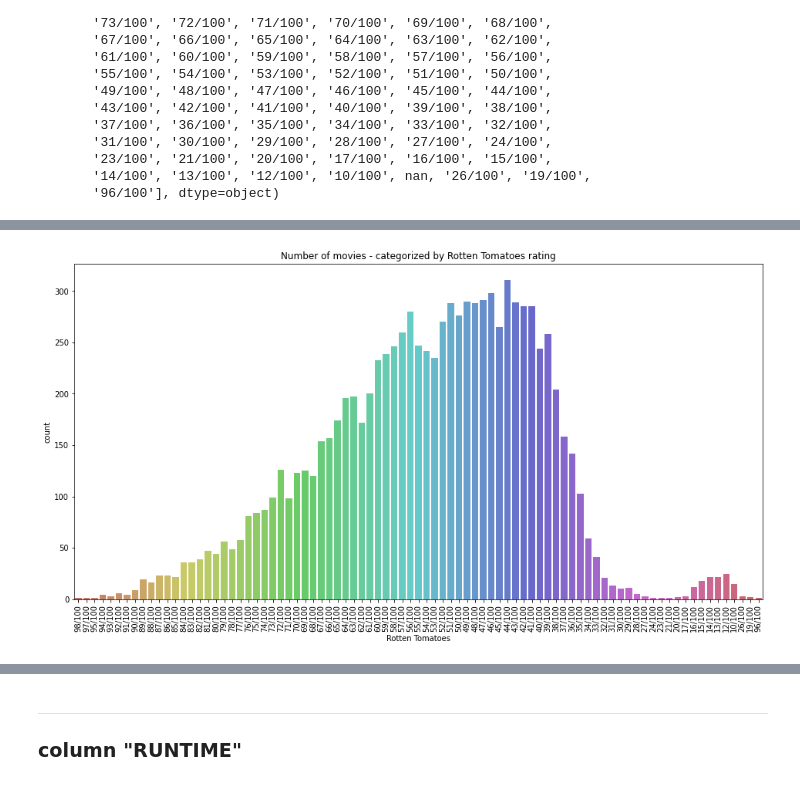
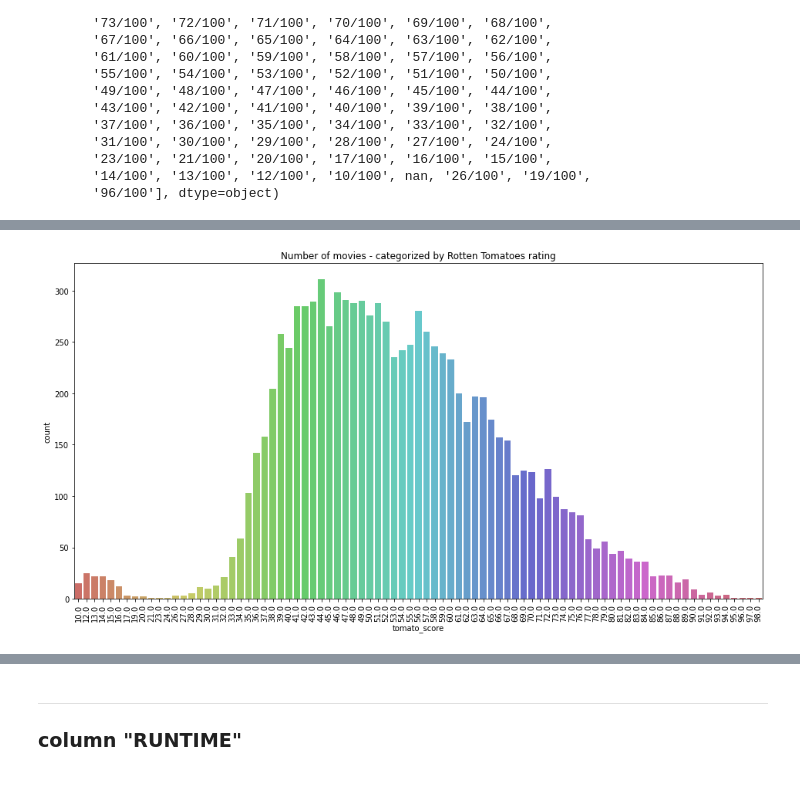
Before and after one commit to IronMan2483/streaming_movies, a Jupyter notebook: notebook/notebook_streaming.ipynb, the cells around one changed output, grey strips where cells are left out. Cells and saved outputs as stored; diff of their text form; code cells hidden in the pictures.

```diff
--- a/notebook/notebook_streaming.ipynb
+++ b/notebook/notebook_streaming.ipynb
@@ -887,3 +1018,7 @@ array(['98/100', '97/100', '95/100', '94/100', '93/100', '92/100',
        '23/100', '21/100', '20/100', '17/100', '16/100', '15/100',
        '14/100', '13/100', '12/100', '10/100', nan, '26/100', '19/100',
        '96/100'], dtype=object)
+# %%
+# split path by forward slash to get subdirectories
+movies_toma = movies["Rotten Tomatoes"].str.split('/', expand=True)
+movies_toma
@@ -889,0 +1055,2 @@ array(['98/100', '97/100', '95/100', '94/100', '93/100', '92/100',
+# %%
+movies_toma['tomato_score'] = movies_toma[0].astype(float, errors = 'raise')
@@ -890,7 +1059,7 @@ array(['98/100', '97/100', '95/100', '94/100', '93/100', '92/100',
 # %%
   plt.figure(figsize=(16,8))
   plt.title('Number of movies - categorized by Rotten Tomatoes rating')
-  sns.countplot(x=movies['Rotten Tomatoes'], palette='hls')
+  sns.countplot(x=movies_toma['tomato_score'], palette='hls')
   plt.xticks(rotation='vertical');
 # %% [output]
-[figure, old version]
+[figure, new version]
```
Also changed, not shown: parts of 27 cells of this notebook, 4 other files.
